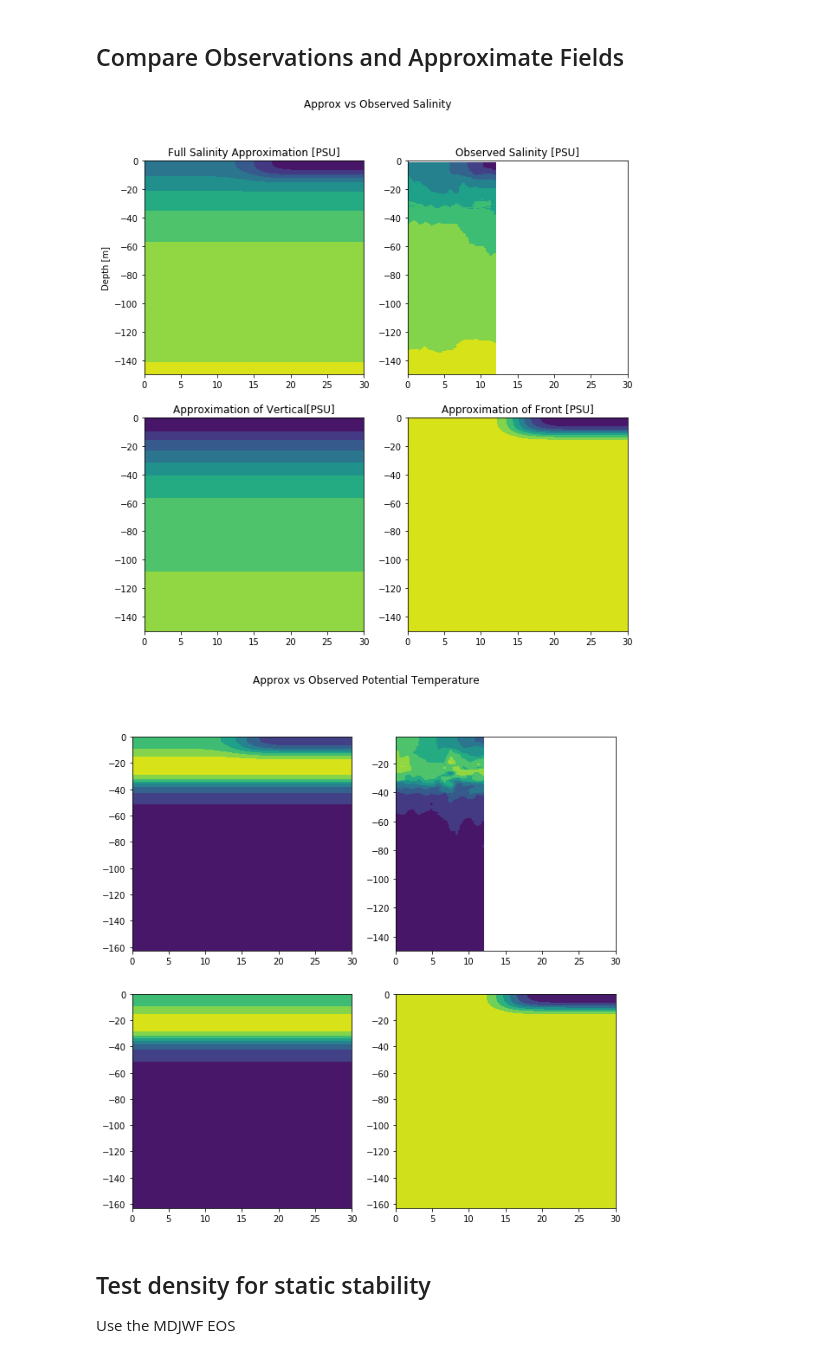
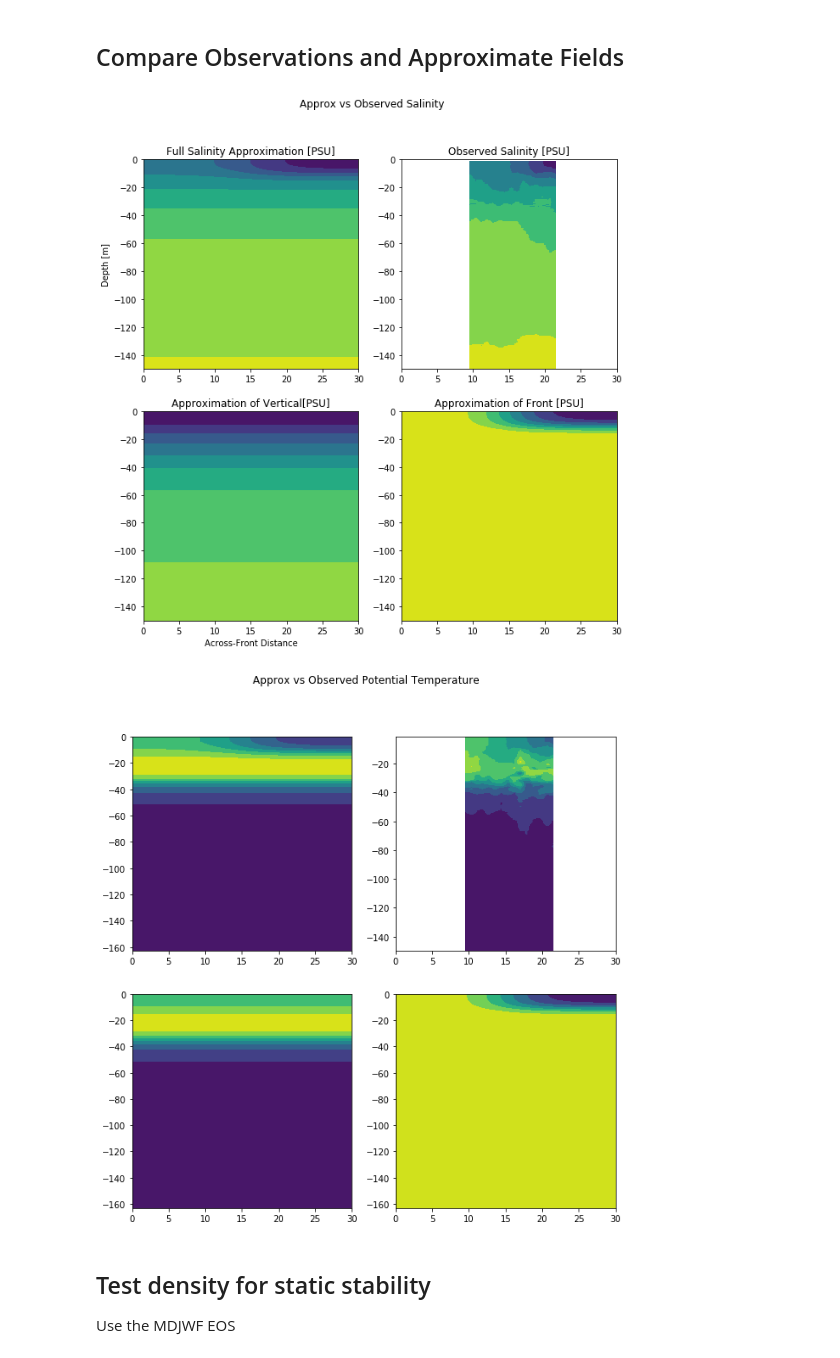
Before and after one commit to liqun1981/front_SODA_lowres, a Jupyter notebook: notebooks/gen_input_SODA2.ipynb, the cells around one changed output. Saved outputs shown, nothing was run; the diff lists cells and outputs as text; code cells hidden in the pictures.

```diff
--- a/notebooks/gen_input_SODA2.ipynb
+++ b/notebooks/gen_input_SODA2.ipynb
@@ -23,7 +23,7 @@ tp = '>f8'
 Model domain and resolution are set by the variables $L(x,y,z)$ and $N(x,y,z)$, respectively. Both are dictionaries and the integer values can be easily changed to adjust the model grid and domain. Domain ($L$) units are given in *km, km, m*. The along-front direction is $x$, across-front is $y$, and vertical is $z$. Grid spacing is uniform in the along-front direction and non-uniform in the across-front and vertical.
 # %%
 # Set domain and resolution
-L = {'x': 10, 'y': 30, 'z': 150}
+L = {'x': 1, 'y': 30, 'z': 150}
 N = {'x': 1, 'y': 50, 'z': 25}
 
 # Calculate x grid
@@ -97,7 +97,7 @@ plt.show()
 - $dh$: Thickness of the mixed layer pycnocline
 # %%
 # Frontal width
-Lf = ds['y'][-1]/4
+Lf = ds['y'][-1]/2
 
 # Horizontal gradient in mixed layer
 # Sort first and last profiles
@@ -231,10 +232,12 @@ def MLfront(z,y,L,L_f,dh,H,dB):
 # Practical Salinity
 S = {'vertonly_yCzC': np.tile(np.reshape(S_func(z['C'],*popt_S),(-1,1)),(1,y['C'].size))}
 S['vertonly_yCzG'] = np.tile(np.reshape(S_func(z['G'],*popt_S),(-1,1)),(1,y['C'].size))
+S['vertonly_yGzC'] = np.tile(np.reshape(S_func(z['C'],*popt_S),(-1,1)),(1,y['G'].size))
 S['vertonly_yGzG'] = np.tile(np.reshape(S_func(z['G'],*popt_S),(-1,1)),(1,y['G'].size))
 # Potential Temperature
 T = {'vertonly_yCzC': np.tile(np.reshape(T_func(z['C'],*popt_T),(-1,1)),(1,y['C'].size))}
 T['vertonly_yCzG'] = np.tile(np.reshape(T_func(z['G'],*popt_T),(-1,1)),(1,y['C'].size))
+T['vertonly_yGzC'] = np.tile(np.reshape(T_func(z['C'],*popt_T),(-1,1)),(1,y['G'].size))
 T['vertonly_yGzG'] = np.tile(np.reshape(T_func(z['G'],*popt_T),(-1,1)),(1,y['G'].size))
 
 # Force mixed layer to be uniform
@@ -243,35 +246,43 @@ i_uniG = np.argmax(z['G'] <= -3)
 # Practical Salinity
 S['vertonly_yCzC'][z['C'] > -3,:] = S['vertonly_yCzC'][i_uniC,0]
 S['vertonly_yCzG'][z['G'] > -3,:] = S['vertonly_yCzG'][i_uniG,0]
+S['vertonly_yGzC'][z['C'] > -3,:] = S['vertonly_yGzC'][i_uniC,0]
 S['vertonly_yGzG'][z['G'] > -3,:] = S['vertonly_yGzG'][i_uniG,0]
 # Potential Temperature
 T['vertonly_yCzC'][z['C'] > -3,:] = T['vertonly_yCzC'][i_uniC,0]
 T['vertonly_yCzG'][z['G'] > -3,:] = T['vertonly_yCzG'][i_uniG,0]
+T['vertonly_yGzC'][z['C'] > -3,:] = T['vertonly_yGzC'][i_uniC,0]
 T['vertonly_yGzG'][z['G'] > -3,:] = T['vertonly_yGzG'][i_uniG,0]
 
 # Make model fields that only contain front
 # Practical Salinity
 S['frontonly_yCzC'] = MLfront(z['C'],y['C'],L['y'],Lf,dh,H1,dS)
 S['frontonly_yCzG'] = MLfront(z['G'],y['C'],L['y'],Lf,dh,H1,dS)
+S['frontonly_yGzC'] = MLfront(z['C'],y['G'],L['y'],Lf,dh,H1,dS)
 S['frontonly_yGzG'] = MLfront(z['G'],y['G'],L['y'],Lf,dh,H1,dS)
 # Potential temperature
 T['frontonly_yCzC'] = MLfront(z['C'],y['C'],L['y'],Lf,dh,H1,dT)
 T['frontonly_yCzG'] = MLfront(z['G'],y['C'],L['y'],Lf,dh,H1,dT)
+T['frontonly_yGzC'] = MLfront(z['C'],y['G'],L['y'],Lf,dh,H1,dT)
 T['frontonly_yGzG'] = MLfront(z['G'],y['G'],L['y'],Lf,dh,H1,dT)
 
 # Full fields
 # Practical Salinity
 S['S_yCzC'] = S['vertonly_yCzC'] + S['frontonly_yCzC']
 S['S_yCzG'] = S['vertonly_yCzG'] + S['frontonly_yCzG']
+S['S_yGzC'] = S['vertonly_yGzC'] + S['frontonly_yGzC']
 S['S_yGzG'] = S['vertonly_yGzG'] + S['frontonly_yGzG']
 # Potential Temperature
 T['PT_yCzC'] = T['vertonly_yCzC'] + T['frontonly_yCzC']
 T['PT_yCzG'] = T['vertonly_yCzG'] + T['frontonly_yCzG']
+T['PT_yGzC'] = T['vertonly_yGzC'] + T['frontonly_yGzC']
 T['PT_yGzG'] = T['vertonly_yGzG'] + T['frontonly_yGzG']
 # %% [markdown]
 ## Compare Observations and Approximate Fields
 # %%
 # Absolute Salinity
+# Get contouf levels
+
 fig = plt.figure(figsize=(10,10))
 ax1 = fig.add_subplot(2,2,1,xlim=(0,L['y']),ylim=(-L['z'],0))
 ax2 = fig.add_subplot(2,2,2,xlim=(0,L['y']),ylim=(-L['z'],0))
@@ -283,40 +294,41 @@ ax1.contourf(y['G'],z['G'],S['S_yGzG'])
 ax1.title.set_text('Full Salinity Approximation [PSU]')
 ax1.set_ylabel('Depth [m]')
 # Observed Salinity
-ax2.contourf(ds['y'],ds['z'],ds['S'])
+ax2.contourf(ds['y']+y['G'][-1]/2-ds['y'][-1]/2,ds['z'],ds['S'])
 ax2.title.set_text('Observed Salinity [PSU]')
 # Vertical only
 ax3.contourf(y['G'],z['G'],S['vertonly_yGzG'])
 ax3.title.set_text('Approximation of Vertical[PSU]')
+ax3.set_xlabel('Across-Front Distance')
 # Front only
 ax4.contourf(y['G'],z['G'],S['frontonly_yGzG'])
 ax4.title.set_text('Approximation of Front [PSU]')
 plt.show()
 
 
 # Conservative Temperature
 fig = plt.figure(figsize=(10,10))
 ax1 = fig.add_subplot(2,2,1,xlim=(0,L['y']))
 ax2 = fig.add_subplot(2,2,2, sharex=ax1)
 ax3 = fig.add_subplot(2,2,3, sharex=ax1)
 ax4 = fig.add_subplot(2,2,4, sharex=ax1)
 fig.suptitle('Approx vs Observed Potential Temperature')
 # Full approximation
 ax1.contourf(y['G'],z['G'],T['PT_yGzG'])
 
 # Observed Temperature
-ax2.contourf(ds['y'],ds['z'],ds['PT'])
+ax2.contourf(ds['y']+y['G'][-1]/2-ds['y'][-1]/2,ds['z'],ds['PT'])
 
 # Vertical only
 ax3.contourf(y['G'],z['G'],T['vertonly_yGzG'])
 
 # Front only
 ax4.contourf(y['G'],z['G'],T['frontonly_yGzG'])
 
 plt.show()
 # %% [output]
-[figure, old version]
+[figure, new version]
-[figure, old version]
+[figure, new version]
 # %% [markdown]
 ## Test density for static stability
 Use the MDJWF EOS
```
Also changed, not shown: parts of 13 cells of this notebook.
